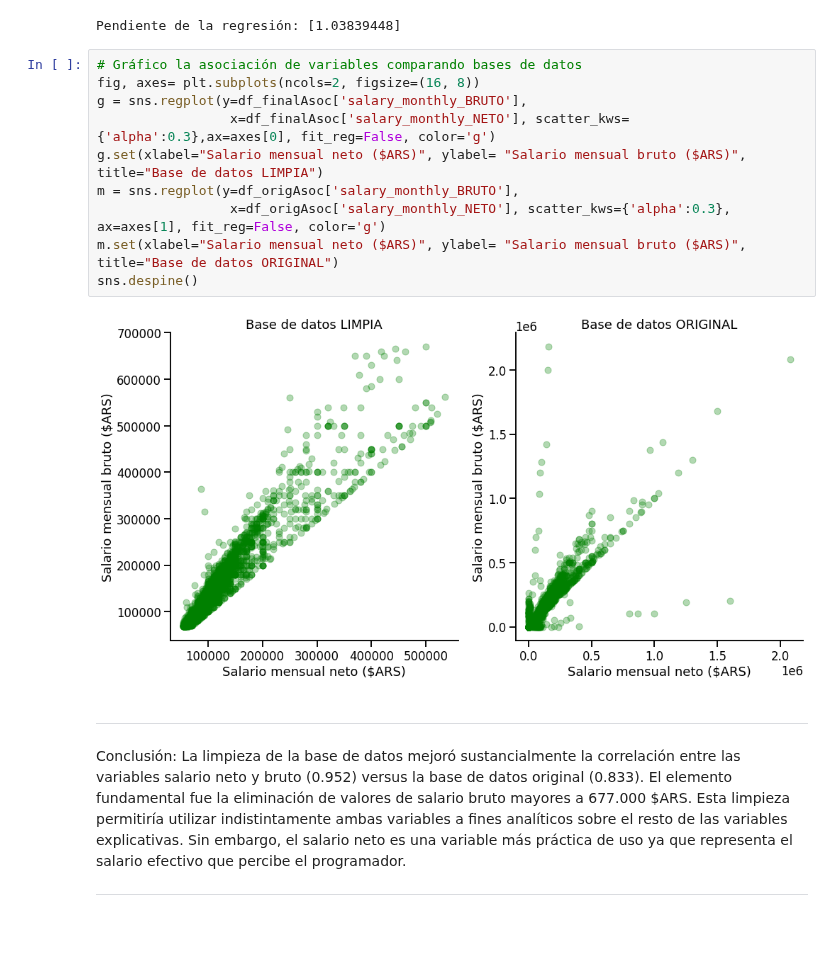
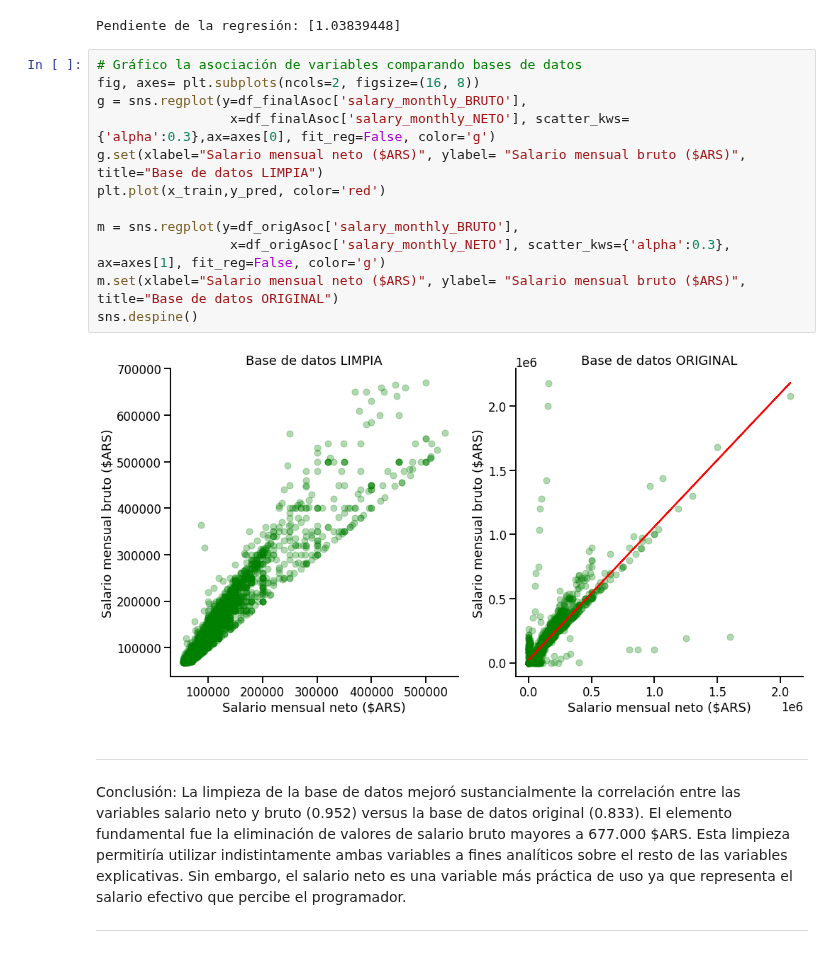
Before and after one commit to pablonicolasr/diplodatos-ayvd-2022-grupo32, a Jupyter notebook: Práctico1_Grupo32_Garay.ipynb, the cells around one changed output. Cells and saved outputs as stored; diff of their text form.

```diff
--- a/Práctico1_Grupo32_Garay.ipynb
+++ b/Práctico1_Grupo32_Garay.ipynb
@@ -518,15 +518,17 @@ Pendiente de la regresión: [1.03839448]
 # %%
 # Gráfico la asociación de variables comparando bases de datos
 fig, axes= plt.subplots(ncols=2, figsize=(16, 8))
 g = sns.regplot(y=df_finalAsoc['salary_monthly_BRUTO'],
                  x=df_finalAsoc['salary_monthly_NETO'], scatter_kws={'alpha':0.3},ax=axes[0], fit_reg=False, color='g')
 g.set(xlabel="Salario mensual neto ($ARS)", ylabel= "Salario mensual bruto ($ARS)", title="Base de datos LIMPIA")
+plt.plot(x_train,y_pred, color='red')
+
 m = sns.regplot(y=df_origAsoc['salary_monthly_BRUTO'],
                  x=df_origAsoc['salary_monthly_NETO'], scatter_kws={'alpha':0.3}, ax=axes[1], fit_reg=False, color='g')
 m.set(xlabel="Salario mensual neto ($ARS)", ylabel= "Salario mensual bruto ($ARS)", title="Base de datos ORIGINAL")
 sns.despine()
 # %% [output]
-[figure, old version]
+[figure, new version]
 # %% [markdown]
 ---
 
```
Also changed, not shown: parts of 1 cell of this notebook.
